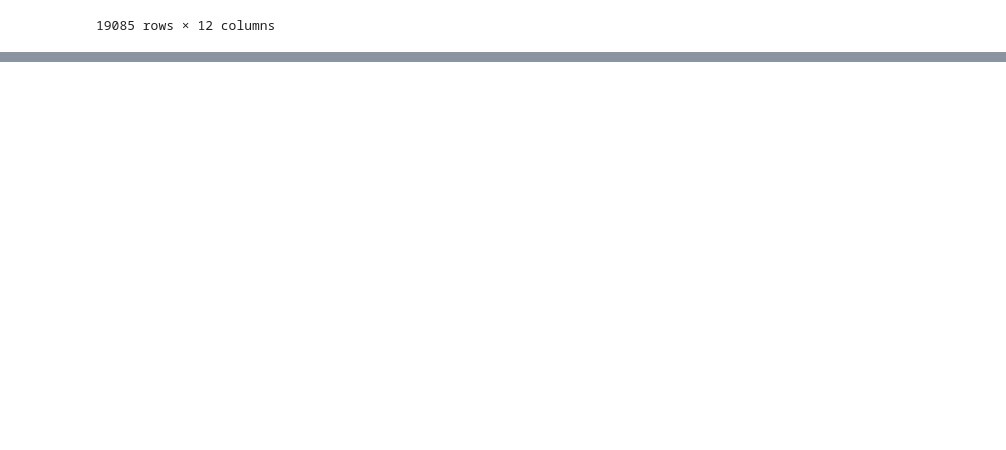
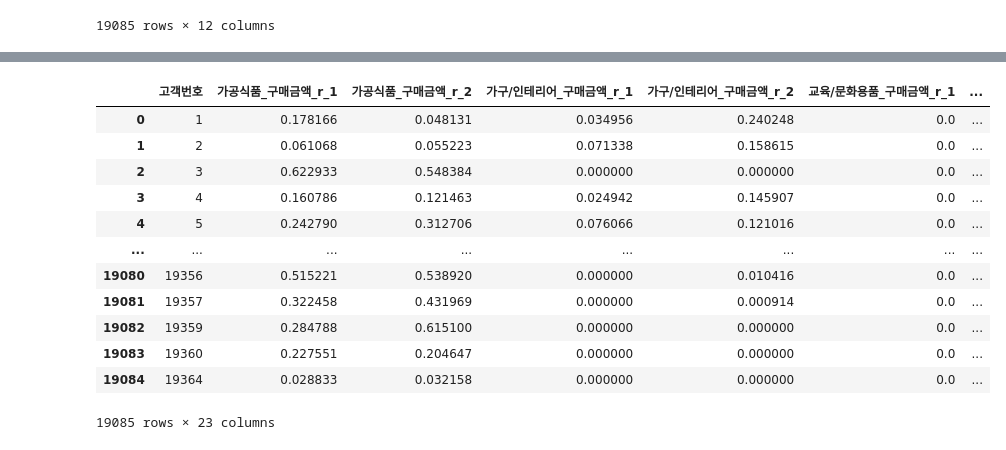
Before and after one commit to kikiru328/enterprise_analysis, a Jupyter notebook: B_clf_amt_ratio.ipynb, the cells around one changed output, grey strips where cells are left out. Saved outputs shown, nothing was run; the diff lists cells and outputs as text; code cells hidden in the pictures; blank space fills up the shorter version.

```diff
--- a/B_clf_amt_ratio.ipynb
+++ b/B_clf_amt_ratio.ipynb
@@ -191,0 +197,32 @@ H4 = reName('H4',H4_r)
+# %%
+trainlist = [1,2]
+c_li = list(H1_r.columns)
+
+
+trainList = []
+for col in c_li:
+  for h in trainlist:
+    trainList.append(f'{col}_{h}')
+trainList=['가공식품_구매금액_r_1',
+ '가공식품_구매금액_r_2',
+ '가구/인테리어_구매금액_r_1',
+ '가구/인테리어_구매금액_r_2',
+ '교육/문화용품_구매금액_r_1',
+ '교육/문화용품_구매금액_r_2',
+ '기타_구매금액_r_1',
+ '기타_구매금액_r_2',
+ '디지털/가전_구매금액_r_1',
+ '디지털/가전_구매금액_r_2',
+ '명품_구매금액_r_1',
+ '명품_구매금액_r_2',
+ '신선식품_구매금액_r_1',
+ '신선식품_구매금액_r_2',
+ '의류_구매금액_r_1',
+ '의류_구매금액_r_2',
+ '일상용품_구매금액_r_1',
+ '일상용품_구매금액_r_2',
+ '전문스포츠/레저_구매금액_r_1',
+ '전문스포츠/레저_구매금액_r_2',
+ '패션잡화_구매금액_r_1',
+ '패션잡화_구매금액_r_2']
+train = train[trainList]
@@ -191,0 +247,17 @@ H4 = reName('H4',H4_r)
+# %%
+train = train.reset_index()
+train
+# %% [output]
+|  | 고객번호 | 가공식품_구매금액_r_1 | 가공식품_구매금액_r_2 | 가구/인테리어_구매금액_r_1 | 가구/인테리어_구매금액_r_2 | 교육/문화용품_구매금액_r_1 | ... |
+| 0 | 1 | 0.178166 | 0.048131 | 0.034956 | 0.240248 | 0.0 | ... |
+| 1 | 2 | 0.061068 | 0.055223 | 0.071338 | 0.158615 | 0.0 | ... |
+| 2 | 3 | 0.622933 | 0.548384 | 0.000000 | 0.000000 | 0.0 | ... |
+| 3 | 4 | 0.160786 | 0.121463 | 0.024942 | 0.145907 | 0.0 | ... |
+| 4 | 5 | 0.242790 | 0.312706 | 0.076066 | 0.121016 | 0.0 | ... |
+| ... | ... | ... | ... | ... | ... | ... | ... |
+| 19080 | 19356 | 0.515221 | 0.538920 | 0.000000 | 0.010416 | 0.0 | ... |
+| 19081 | 19357 | 0.322458 | 0.431969 | 0.000000 | 0.000914 | 0.0 | ... |
+| 19082 | 19359 | 0.284788 | 0.615100 | 0.000000 | 0.000000 | 0.0 | ... |
+| 19083 | 19360 | 0.227551 | 0.204647 | 0.000000 | 0.000000 | 0.0 | ... |
+| 19084 | 19364 | 0.028833 | 0.032158 | 0.000000 | 0.000000 | 0.0 | ... |
+19085 rows × 23 columns
```
Also changed, not shown: parts of 18 cells of this notebook.
